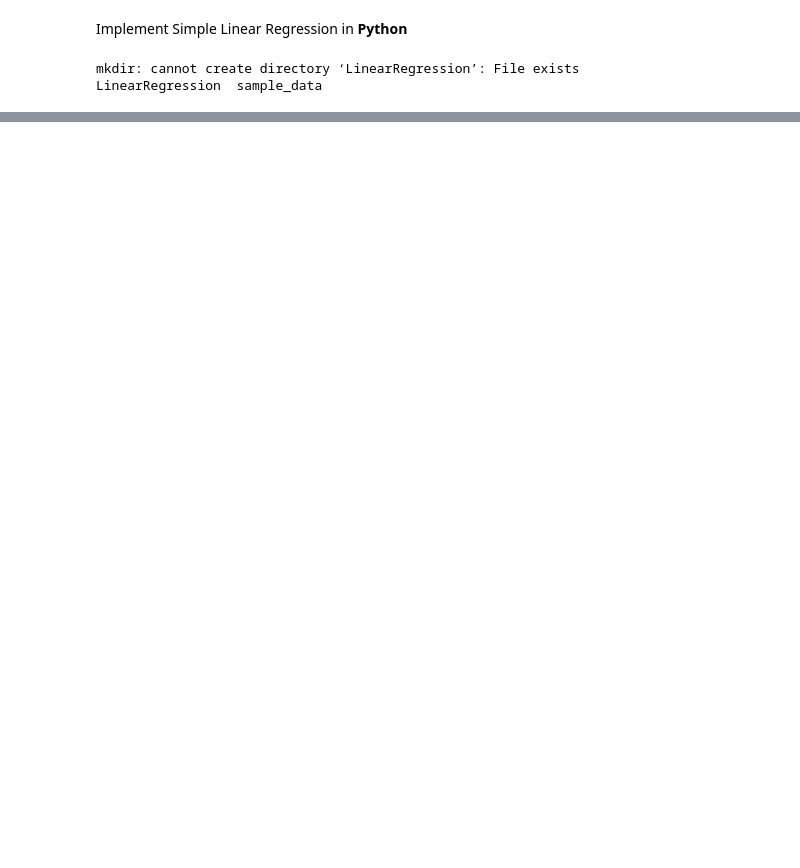
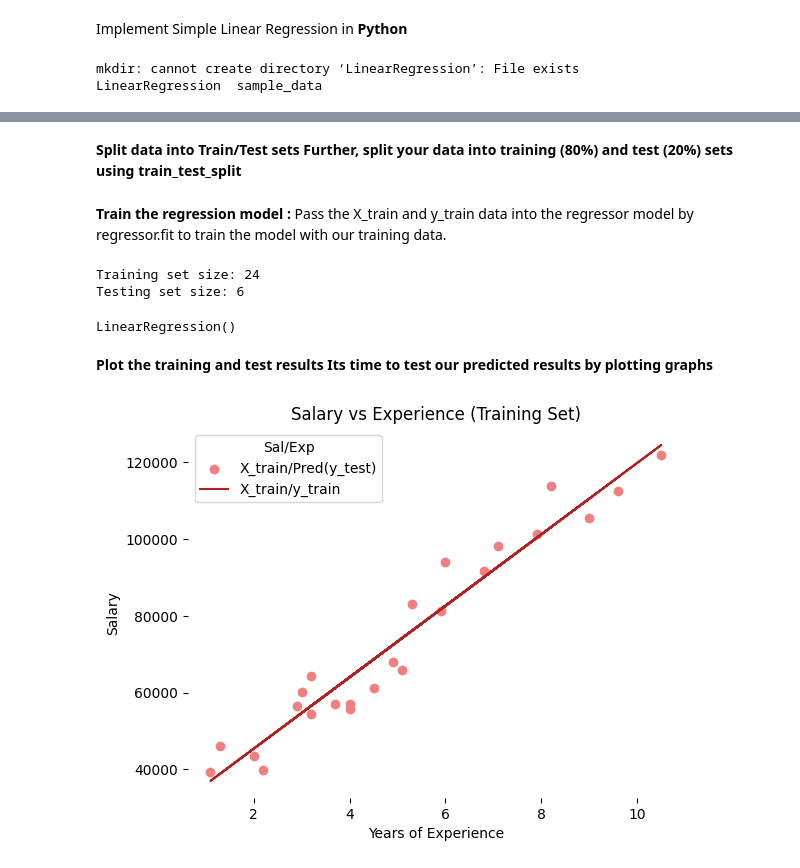
Before and after one commit to ChandanTech2023/Machine-Learning-, a Jupyter notebook: linear_regression.ipynb, the cells around one changed output, grey strips where cells are left out. Cells and saved outputs as stored; diff of their text form; code cells hidden in the pictures; blank space fills up the shorter version.

```diff
--- a/linear_regression.ipynb
+++ b/linear_regression.ipynb
@@ -19,0 +86,43 @@ from sklearn.linear_model import LinearRegression
+# %%
+# Splitting variables
+X = df_salary.iloc[:, :1]  # independent
+y = df_salary.iloc[:, 1:]  # dependent
+# %% [markdown]
+**Split data into Train/Test sets Further, split your data into training (80%) and test (20%) sets using train_test_split**
+# %%
+# Splitting dataset into test/train
+X_train, X_test, y_train, y_test = train_test_split(X, y, test_size = 0.2, random_state = 0)
+# %% [markdown]
+**Train the regression model :**
+Pass the X_train and y_train data into the regressor model by regressor.fit to train the model with our training data.
+# %%
+print(f"Training set size: {X_train.shape[0]}")
+print(f"Testing set size: {X_test.shape[0]}")
+# %% [output]
+Training set size: 24
+Testing set size: 6
+# %%
+# Create a Linear Regression model
+regressor = LinearRegression()
+regressor.fit(X_train, y_train)
+# %% [output]
+LinearRegression()
+# %%
+# Prediction result
+y_pred_test = regressor.predict(X_test)     # predicted value of y_test
+y_pred_train = regressor.predict(X_train)   # predicted value of y_train
+# %% [markdown]
+**Plot the training and test results
+Its time to test our predicted results by plotting graphs**
+# %%
+# Prediction on training set
+plt.scatter(X_train, y_train, color = 'lightcoral')
+plt.plot(X_train, y_pred_train, color = 'firebrick')
+plt.title('Salary vs Experience (Training Set)')
+plt.xlabel('Years of Experience')
+plt.ylabel('Salary')
+plt.legend(['X_train/Pred(y_test)', 'X_train/y_train'], title = 'Sal/Exp', loc='best', facecolor='white')
+plt.box(False)
+plt.show()
+# %% [output]
+[figure, added]
```
Also changed, not shown: parts of 13 cells of this notebook.
